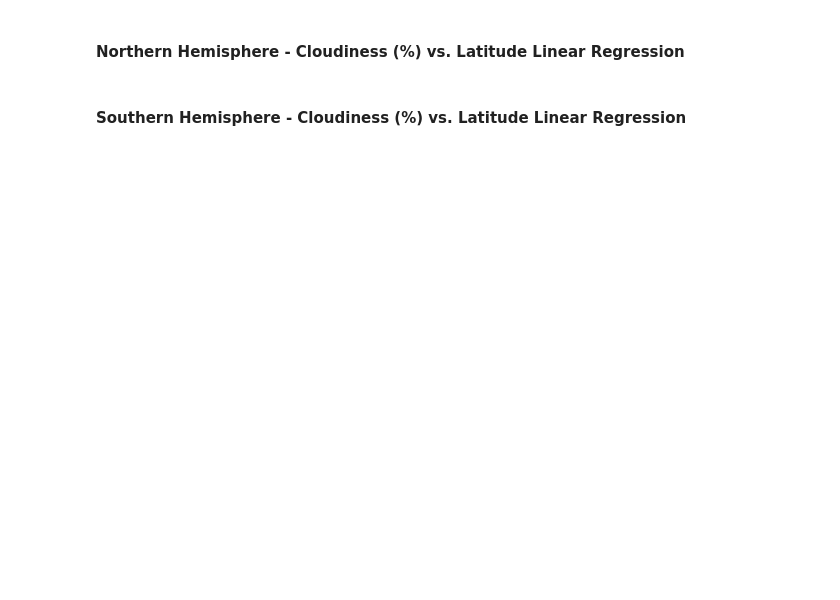
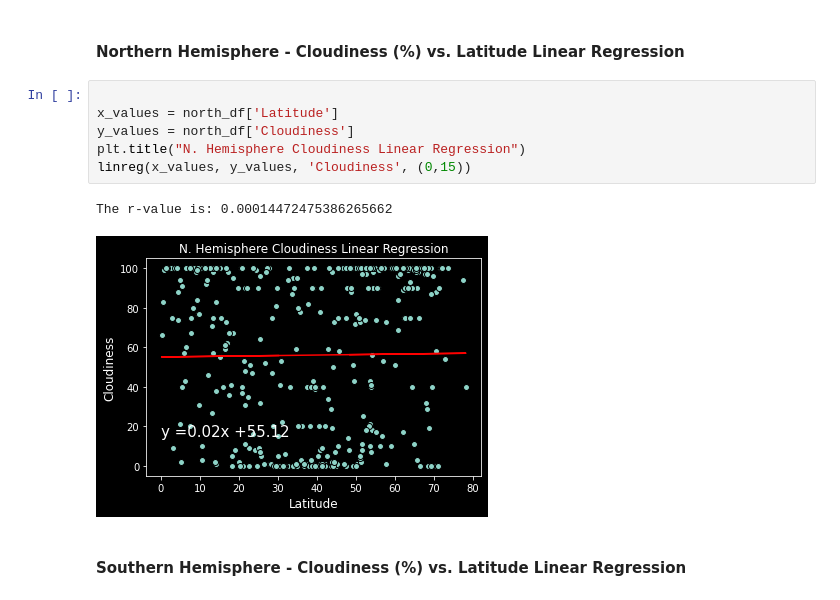
Before and after one commit to cheyroseflammer/python-api-challege, a Jupyter notebook: WeatherPy.ipynb, the cells around one changed output. Saved outputs shown, nothing was run; the diff lists cells and outputs as text; blank space fills up the shorter version.

```diff
--- a/WeatherPy.ipynb
+++ b/WeatherPy.ipynb
@@ -279,4 +328,13 @@ plt.show()
 # %% [markdown]
 ####  Northern Hemisphere - Cloudiness (%) vs. Latitude Linear Regression
+# %%
+
+x_values = north_df['Latitude']
+y_values = north_df['Cloudiness']
+plt.title("N. Hemisphere Cloudiness Linear Regression")
+linreg(x_values, y_values, 'Cloudiness', (0,15))
+# %% [output]
+The r-value is: 0.00014472475386265662
+[figure, added]
 # %% [markdown]
 ####  Southern Hemisphere - Cloudiness (%) vs. Latitude Linear Regression
```
Also changed, not shown: parts of 8 cells of this notebook.
